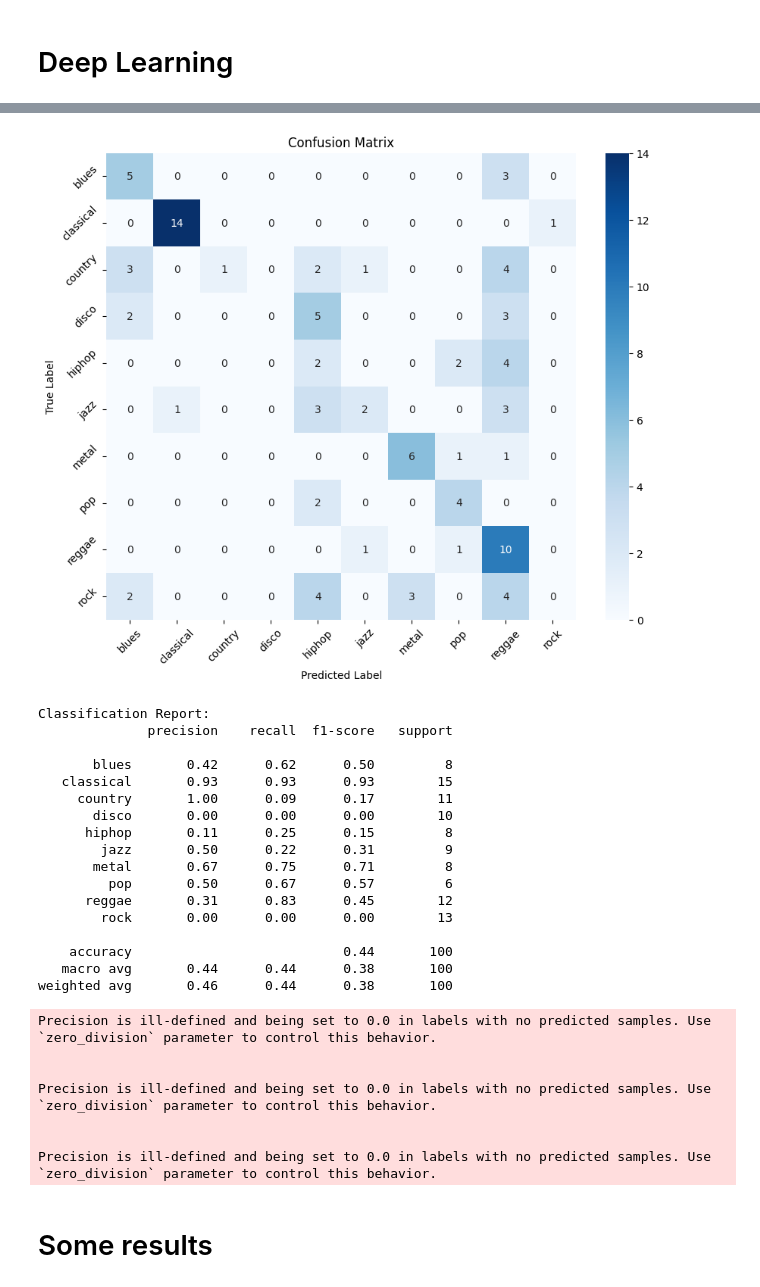
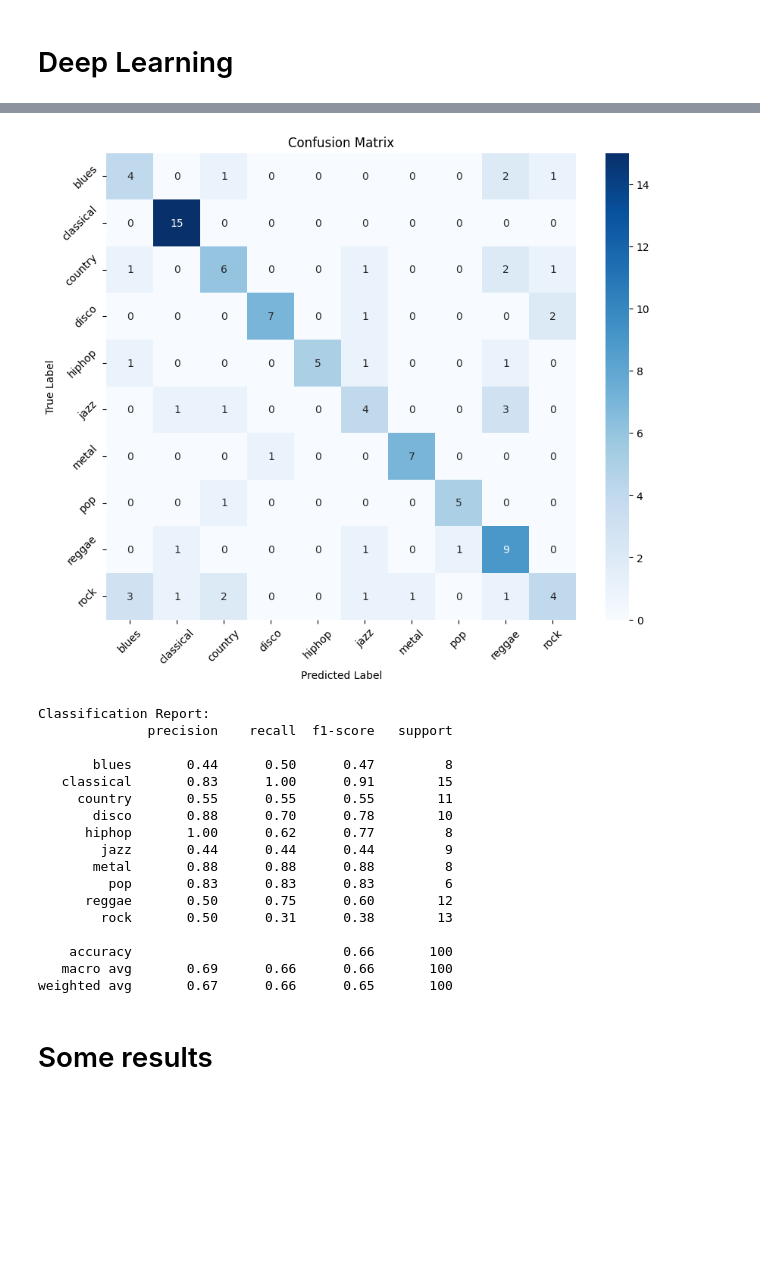
Before and after one commit to AndreaDAmicis22/DigitalSignalImageManagement, a Jupyter notebook: AudioClassification.ipynb, the cells around one changed output, grey strips where cells are left out. Drawn from its saved outputs; the diff is of its cells as text; code cells hidden in the pictures; blank space fills up the shorter version.

```diff
--- a/AudioClassification.ipynb
+++ b/AudioClassification.ipynb
@@ -531,6 +533,15 @@ for id in range(length):
     length += 6
 # %% [markdown]
 # Feature extraction
+# %%
+def normalize(feature_list):
+  eps = 0.001
+
+  mean = np.mean(feature_list)
+  sd = np.std(feature_list)
+
+  tmp = (feature_list - mean + eps)/(sd + eps)
+  return tmp
 # %%
 
 def energy_feat(input):
@@ -738,3 +690,7 @@ for l in genre_indexes.values():
+# %%
+train_features_full = np.array([normalize(x) for x in train_features_full])
+validation_features_full = np.array([normalize(x) for x in validation_features_full])
+test_features_full = np.array([normalize(x) for x in test_features_full])
 # %% [markdown]
 # Baseline models
 # %%
@@ -969,23 +926,17 @@ for i in range(len(train)):
     mfcc = mfcc_train_feat[i]
     feats = train_features[i]
     mfcc = np.append(mfcc, feats[0][0])
-    #mfcc = np.append(mfcc, np.mean(feats[1]))
-    #mfcc = np.append(mfcc, np.mean(feats[2]))
     mfcc = np.append(mfcc, np.mean(feats[4]))
-    mfcc = np.append(mfcc, feats[5])
     train_features_full.append(mfcc)
 
 train_features_full = np.array(train_features_full)
-#np.mean(feats[][0])
+
 validation_features_full = []
 for i in range(len(validation)):
     mfcc = mfcc_validation_feat[i]
     feats = validation_features[i]
     mfcc = np.append(mfcc, feats[0][0])
-    #mfcc = np.append(mfcc, np.mean(feats[1]))
-    #mfcc = np.append(mfcc, np.mean(feats[2]))
     mfcc = np.append(mfcc, np.mean(feats[4]))
-    mfcc = np.append(mfcc, feats[5])
     validation_features_full.append(mfcc)
 
 validation_features_full = np.array(validation_features_full)
@@ -995,13 +946,14 @@ for i in range(len(test)):
     mfcc = mfcc_test_feat[i]
     feats = test_features[i]
     mfcc = np.append(mfcc, feats[0][0])
-    #mfcc = np.append(mfcc, np.mean(feats[1]))
-    #mfcc = np.append(mfcc, np.mean(feats[2]))
     mfcc = np.append(mfcc, np.mean(feats[4]))
-    mfcc = np.append(mfcc, feats[5])
     test_features_full.append(mfcc)
 
 test_features_full = np.array(test_features_full)
+# %%
+train_features_full = np.array([normalize(x) for x in train_features_full])
+validation_features_full = np.array([normalize(x) for x in validation_features_full])
+test_features_full = np.array([normalize(x) for x in test_features_full])
 # %% [markdown]
 # baseline
 # %%
@@ -1176,16 +1117,16 @@ plot_history(history.history)
 # %%
-model.load_weights('weights/mfcc_mod3.weights.h5')
+model.load_weights('weights/FFNN_Fullfeatures.weights.h5')
 y_pred = model.predict(X_test)
-y_pred_classes = np.argmax(y_pred, axis=1)  # Converti one-hot in classi
-y_test_classes = np.argmax(y_test, axis=1)  # Converti one-hot in classi
+y_pred_classes = np.argmax(y_pred, axis=1)
+y_test_classes = np.argmax(y_test, axis=1)
 
-# Genera la confusion matrix
+
 cm = confusion_matrix(y_test_classes, y_pred_classes)
 
-# Etichette dei generi per asse x/y
+
 genre_labels = [genre_mapping[g] for g in unique_genre_ids]
 
-# Plot della Confusion Matrix
+
 plt.figure(figsize=(10, 8))
 sns.heatmap(cm, annot=True, fmt="d", cmap="Blues", xticklabels=genre_labels, yticklabels=genre_labels)
 plt.xlabel("Predicted Label")
@@ -1195,7 +1136,7 @@ plt.xticks(rotation=45)
 plt.yticks(rotation=45)
 plt.show()
 
-# Report di classificazione
+
 print("\nClassification Report:")
 print(classification_report(y_test_classes, y_pred_classes, target_names=genre_labels))
 # %% [output]
@@ -1203,28 +1144,21 @@ print(classification_report(y_test_classes, y_pred_classes, target_names=genre_l
-[figure, old version]
+[figure, new version]
 Classification Report:
               precision    recall  f1-score   support
 
-       blues       0.42      0.62      0.50         8
-   classical       0.93      0.93      0.93        15
-     country       1.00      0.09      0.17        11
-       disco       0.00      0.00      0.00        10
-      hiphop       0.11      0.25      0.15         8
-        jazz       0.50      0.22      0.31         9
-       metal       0.67      0.75      0.71         8
-         pop       0.50      0.67      0.57         6
-      reggae       0.31      0.83      0.45        12
-        rock       0.00      0.00      0.00        13
+       blues       0.44      0.50      0.47         8
+   classical       0.83      1.00      0.91        15
+     country       0.55      0.55      0.55        11
+       disco       0.88      0.70      0.78        10
+      hiphop       1.00      0.62      0.77         8
+        jazz       0.44      0.44      0.44         9
+       metal       0.88      0.88      0.88         8
+         pop       0.83      0.83      0.83         6
+      reggae       0.50      0.75      0.60        12
+        rock       0.50      0.31      0.38        13
 
-    accuracy                           0.44       100
-   macro avg       0.44      0.44      0.38       100
-weighted avg       0.46      0.44      0.38       100
+    accuracy                           0.66       100
+   macro avg       0.69      0.66      0.66       100
+weighted avg       0.67      0.66      0.65       100
-Precision is ill-defined and being set to 0.0 in labels with no predicted samples. Use `zero_division` parameter to control this behavior.
-
-
-Precision is ill-defined and being set to 0.0 in labels with no predicted samples. Use `zero_division` parameter to control this behavior.
-
-
-Precision is ill-defined and being set to 0.0 in labels with no predicted samples. Use `zero_division` parameter to control this behavior.
 # %% [markdown]
 # Some results
 # %%
```
Also changed, not shown: parts of 26 cells of this notebook.
